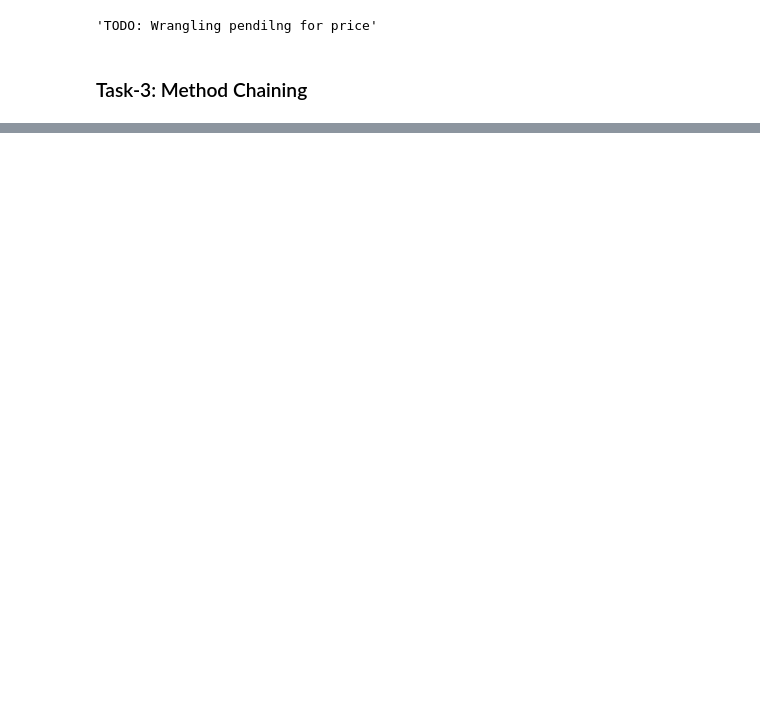
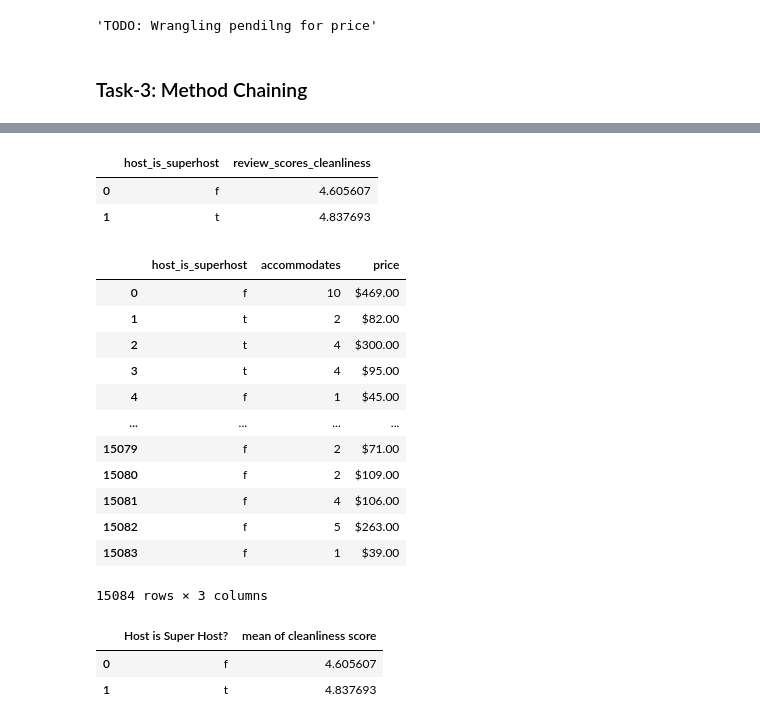
Before and after one commit to data301-2021-winter1/project-group11-project, a Jupyter notebook: notebooks/analysis1.ipynb, the cells around one changed output, grey strips where cells are left out. Saved outputs shown, nothing was run; the diff lists cells and outputs as text; code cells hidden in the pictures; blank space fills up the shorter version.

```diff
--- a/notebooks/analysis1.ipynb
+++ b/notebooks/analysis1.ipynb
@@ -247,3 +277,10 @@ cleanmean.rename(columns = {"host_is_superhost":"Host is Super Host?","review_sc
 'TODO: Wrangling pendilng for price'
 # %% [markdown]
 ### Task-3: Method Chaining
+# %%
+import project_functions1 as p1
+data = "../data/raw/listings.csv"
+df = p1.unprocessed(data)
+# %%
+clean,price = p1.load(data)
+clean
@@ -249,0 +317,32 @@ cleanmean.rename(columns = {"host_is_superhost":"Host is Super Host?","review_sc
+# %%
+cleanmean = p1.process_clean(clean)
+cleanmean
+# %% [output]
+|  | host_is_superhost | review_scores_cleanliness |
+| 0 | f | 4.605607 |
+| 1 | t | 4.837693 |
+# %%
+price_procs = p1.process_price(price)
+# %%
+price_procs
+# %% [output]
+|  | host_is_superhost | accommodates | price |
+| 0 | f | 10 | $469.00 |
+| 1 | t | 2 | $82.00 |
+| 2 | t | 4 | $300.00 |
+| 3 | t | 4 | $95.00 |
+| 4 | f | 1 | $45.00 |
+| ... | ... | ... | ... |
+| 15079 | f | 2 | $71.00 |
+| 15080 | f | 2 | $109.00 |
+| 15081 | f | 4 | $106.00 |
+| 15082 | f | 5 | $263.00 |
+| 15083 | f | 1 | $39.00 |
+15084 rows × 3 columns
+# %%
+cleanmean = p1.wrang_clean(cleanmean)
+cleanmean
+# %% [output]
+|  | Host is Super Host? | mean of cleanliness score |
+| 0 | f | 4.605607 |
+| 1 | t | 4.837693 |
```
Also changed, not shown: parts of 7 cells of this notebook, 1 other file.
